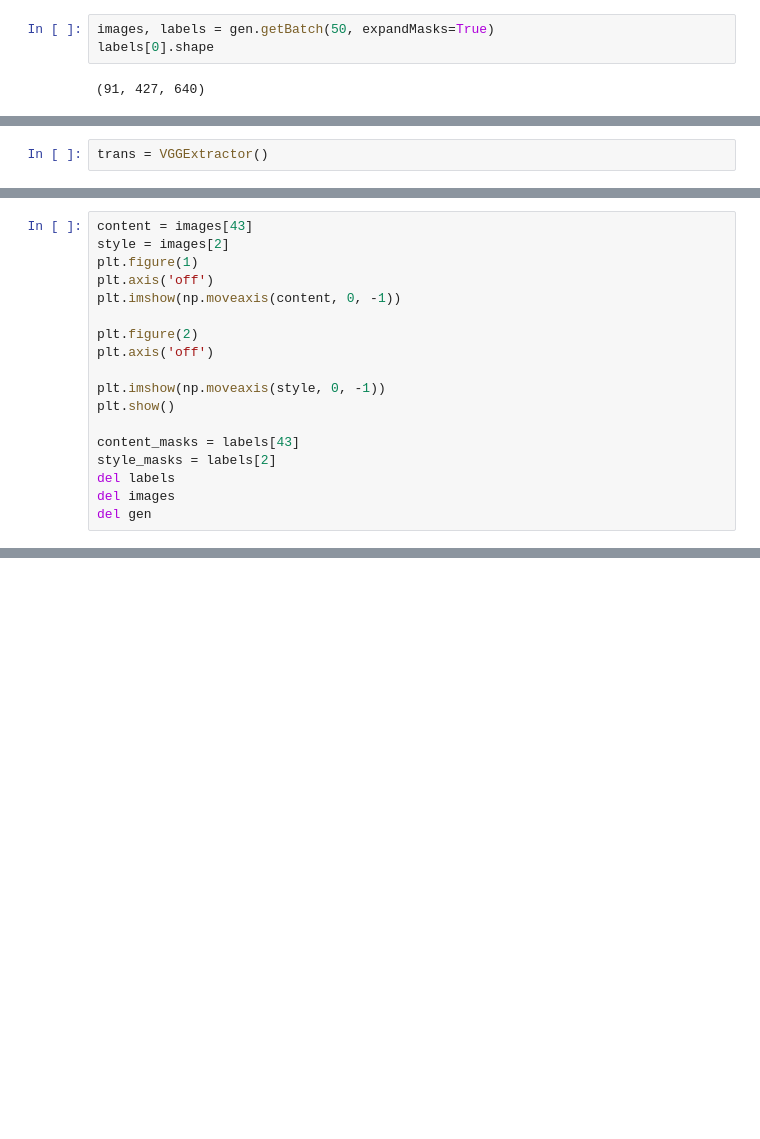
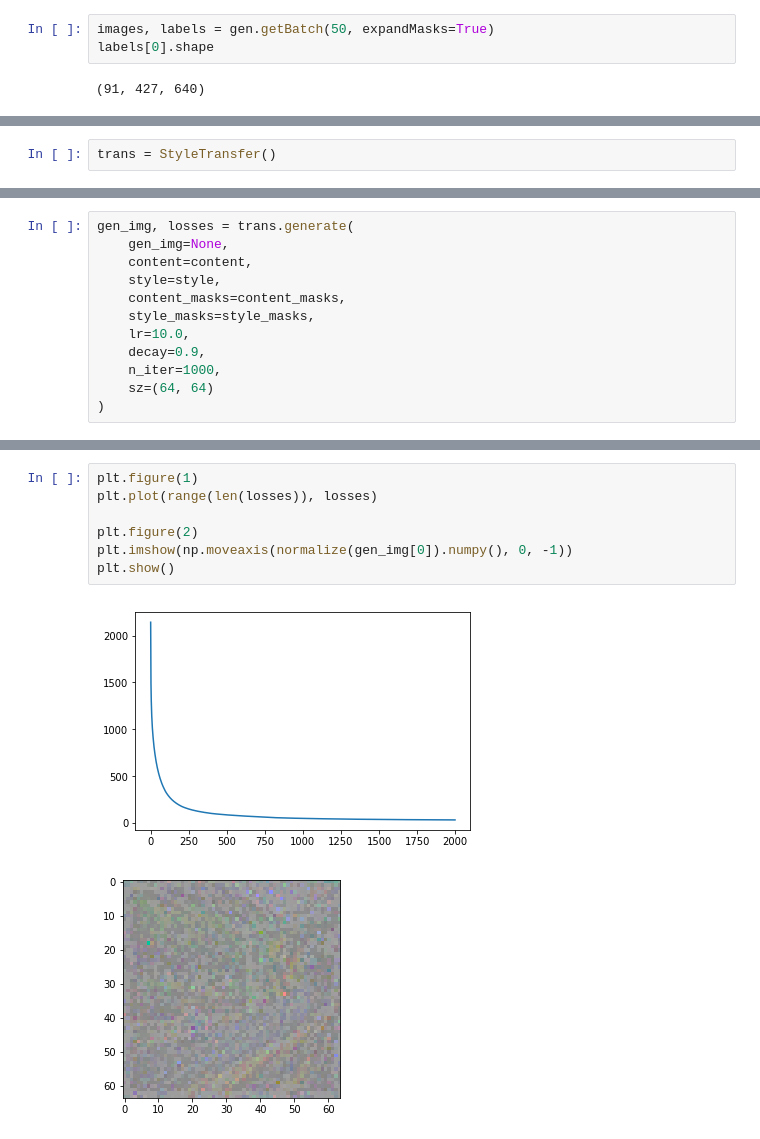
Before and after one commit to Beanin/object-to-object-style-transfer, a Jupyter notebook: transfer.ipynb, the cells around one changed output, grey strips where cells are left out. Cells and saved outputs as stored; diff of their text form; blank space fills up the shorter version.

```diff
--- a/transfer.ipynb
+++ b/transfer.ipynb
@@ -95,2 +308,2 @@ class VGGExtractor(nn.Module):
 # %%
-trans = VGGExtractor()
+trans = StyleTransfer()
@@ -97,18 +327,0 @@ trans = VGGExtractor()
-# %%
-content = images[43]
-style = images[2]
-plt.figure(1)
-plt.axis('off')
-plt.imshow(np.moveaxis(content, 0, -1))
-
-plt.figure(2)
-plt.axis('off')
-
-plt.imshow(np.moveaxis(style, 0, -1))
-plt.show()
-
-content_masks = labels[43]
-style_masks = labels[2]
-del labels
-del images
-del gen
@@ -117,0 +328,12 @@ del gen
+# %%
+gen_img, losses = trans.generate(
+    gen_img=None,
+    content=content,
+    style=style,
+    content_masks=content_masks,
+    style_masks=style_masks,
+    lr=10.0,
+    decay=0.9,
+    n_iter=1000,
+    sz=(64, 64)
+)
@@ -117,0 +361,10 @@ del gen
+# %%
+plt.figure(1)
+plt.plot(range(len(losses)), losses)
+
+plt.figure(2)
+plt.imshow(np.moveaxis(normalize(gen_img[0]).numpy(), 0, -1))
+plt.show()
+# %% [output]
+[figure, added]
+[figure, added]
```
Also changed, not shown: parts of 29 cells of this notebook.
